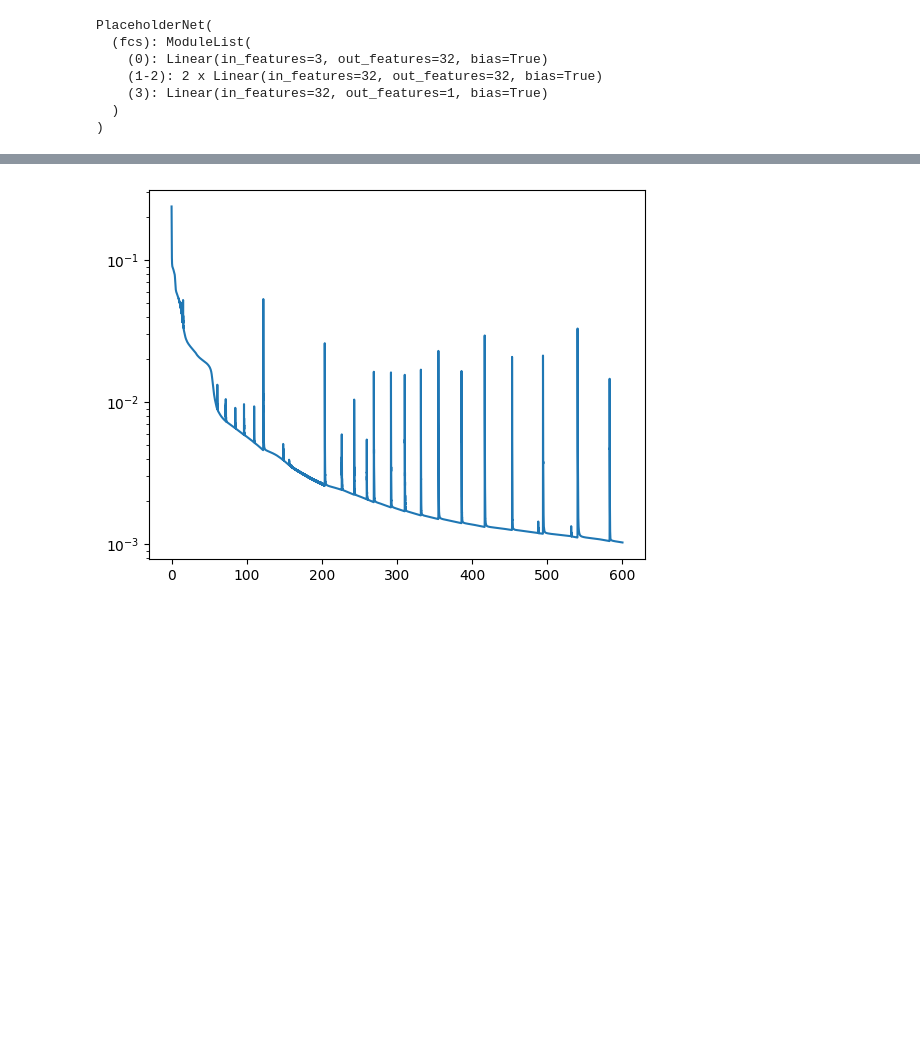
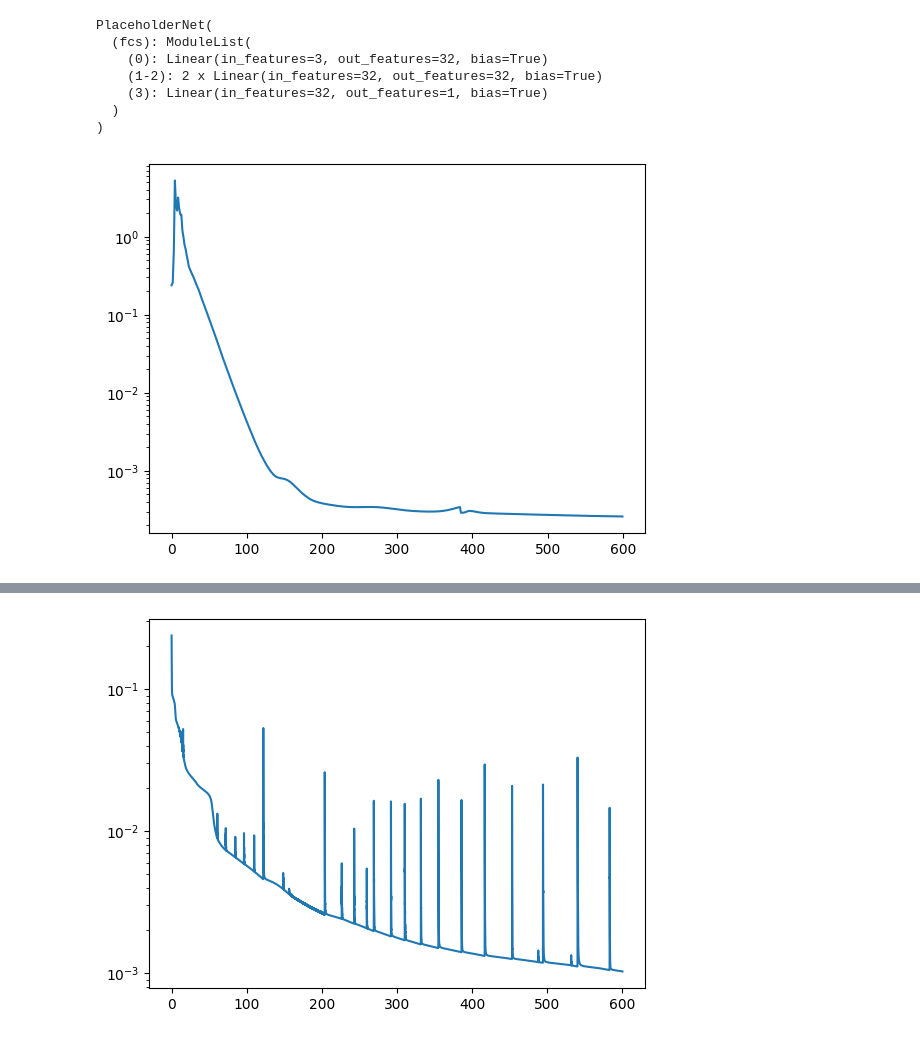
Before and after one commit to JamesAndrewKing/GaussNewtonShapes, a Jupyter notebook: notebooks/bunny.ipynb, the cells around one changed output, grey strips where cells are left out. Drawn from its saved outputs; the diff is of its cells as text; code cells hidden in the pictures; blank space fills up the shorter version.

```diff
--- a/notebooks/bunny.ipynb
+++ b/notebooks/bunny.ipynb
@@ -47,8 +47,8 @@ scale = pts.norm(dim=1).max()
 pts /= scale
 
 # Train on fraction of data or full data
-subsample_fraction = 0.2
-# subsample_fraction = 1.0
+# subsample_fraction = 0.2
+subsample_fraction = 1.0
 num_points = pts.shape[0]
 
 # Randomly shuffle the points
@@ -125,16 +126,16 @@ PlaceholderNet(
 )
 # %%
 # Loss weights:
-loss_weights = {"interface": 1.0, "eikonal": 0.01, "normal": 1.0}
-# loss_weights = {"interface": 1.0, "eikonal": 0.1, "normal": 1.0}
+# loss_weights = {"data": 1.0, "eikonal": 0.01, "normal": 1.0}
+loss_weights = {"data": 1.0, "eikonal": 0.1, "normal": 1.0}
 
 
 
 # pts_eikonal = 2 * torch.rand([1000, 3], dtype=torch.float64) - 1
 min_vals = pts.min(dim=0).values-0.2  # min along each axis (x, y, z)
 max_vals = pts.max(dim=0).values+0.2
-# pts_eikonal = torch.rand([15000, 3], dtype=torch.float64)
 pts_eikonal = torch.rand([4000, 3], dtype=torch.float64)
+# pts_eikonal = torch.rand([5000, 3], dtype=torch.float64)
 pts_eikonal = pts_eikonal * (max_vals - min_vals) + min_vals
 # n_per_dim = int(round(4000 ** (1/3)))  # ~16 to get ~4096 points total
 
@@ -149,7 +150,8 @@ pts_eikonal = pts_eikonal * (max_vals - min_vals) + min_vals
 # pts_surface = pts
 
 config = {
-    "pts_boundary": pts_sub,
+    "pts_data": pts_sub,
+    # "pts_boundary": pts_sub,
     "pts_eikonal": pts_eikonal,
     "pts_surface": pts_sub,
     "true_normals": true_normals_sub,
@@ -161,6 +163,51 @@ config = {
 
 # model = PlaceholderNet(ks=[3, 32, 32, 32, 1], act=torch.sin)
 # model.double()
+# %%
+model = model.double()
+params = model.params
+loss_over_iters = {}
+loss_over_time = {}
+distance_over_time = {}
+chamfer_over_time = {}
+best_loss = float('inf')
+
+# Gauss-Newton:
+optimizer = GaussNewton(model, lr=5e-2, config=config, do_line_search=False)
+
+start_time = time.time()
+current_time = 0
+
+# Gauss-Newton:
+# optimizer = GaussNewtonNew(model, lr=1e-1, config=config)
+# optimizer = torch.optim.Adam(model.parameters(), lr=1e-3)
+for i in (pbar:=trange(10000)):
+    if current_time > 600:
+        break
+    optimizer.zero_grad()
+    loss_interface  = 0.5*r_data(params, pts_sub, torch.zeros(pts_sub.shape[0], dtype=torch.float64)).squeeze(1).square().mean()
+    loss_eikonal  = 0.5*r_eikonal(params, pts_eikonal).squeeze(1).square().mean()
+    loss_normal = 0.5*r_normal(params, pts_sub, true_normals_sub).squeeze(1).square().mean()
+    loss = loss_weights["data"] * loss_interface + loss_weights["eikonal"] * loss_eikonal + loss_weights["normal"] * loss_normal
+    loss.backward()
+    with torch.no_grad():
+        loss_metric = loss_interface + loss_normal
+        loss_over_time[current_time] = loss_metric.item()
+        pbar.set_description(f"Interface: {loss_interface.item():.2e} "
+                             f"Eikonal: {loss_eikonal.item():.2e} "
+                             f"Normal: {loss_normal.item():.2e} "
+                             f"{len(pts_sub)}")
+        if loss_metric.item() < best_loss:
+            best_loss = loss_metric.item()
+            best_model_state = copy.deepcopy(model.state_dict())
+    optimizer.step()
+    current_time = time.time() - start_time
+
+plt.plot(loss_over_time.keys(), loss_over_time.values())
+plt.semilogy()
+plt.show()
+# %% [output]
+[figure, added]
 # %%
 model = model.double()
 params = model.params
```
Also changed, not shown: parts of 3 cells of this notebook, 7 other files.
